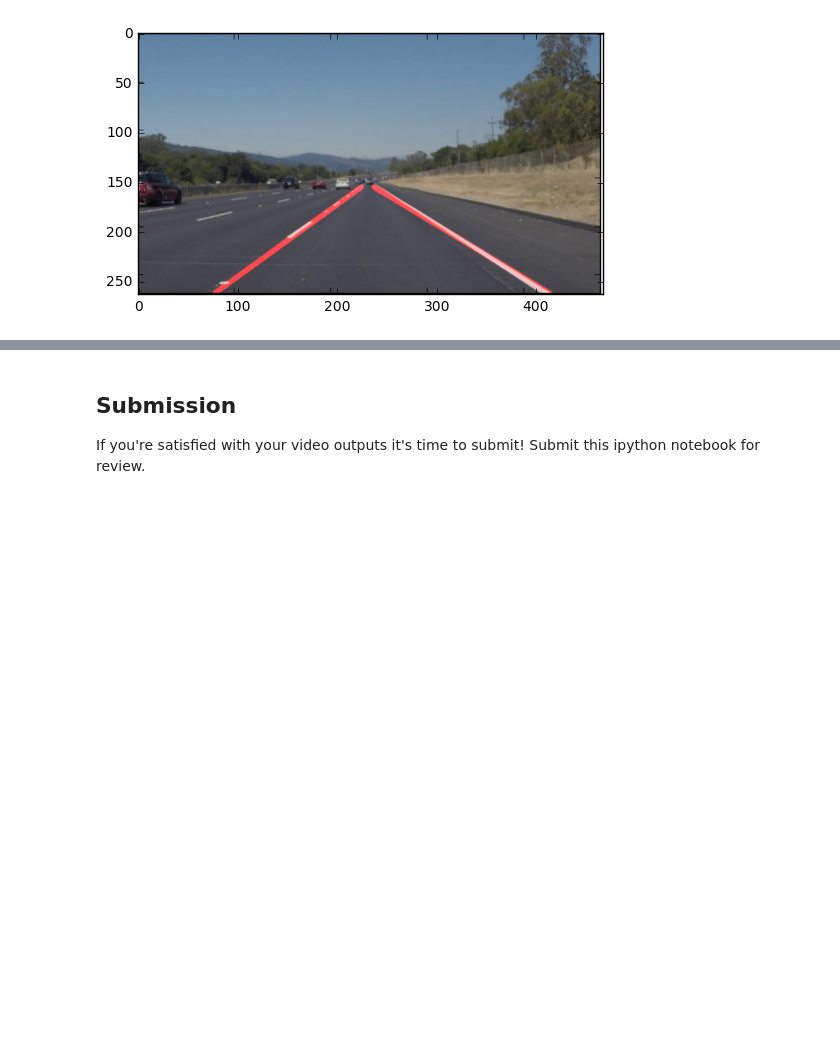
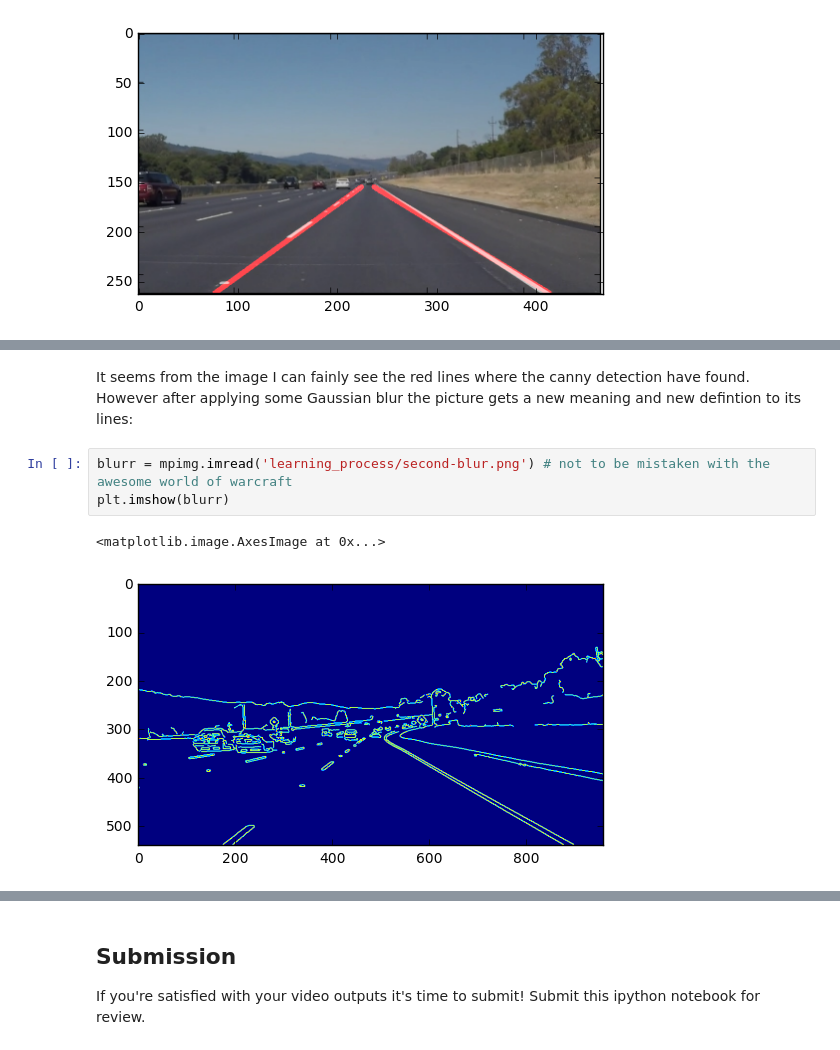
Before and after one commit to ranakhalil/CarND-LaneLines-P1, a Jupyter notebook: P1.ipynb, the cells around one changed output, grey strips where cells are left out. Drawn from its saved outputs; the diff is of its cells as text; blank space fills up the shorter version.

```diff
--- a/P1.ipynb
+++ b/P1.ipynb
@@ -469,0 +495,8 @@ Please add your thoughts below,  and if you're up for making your pipeline more
+# %% [markdown]
+It seems from the image I can fainly see the red lines where the canny detection have found. However after applying some Gaussian blur the picture gets a new meaning and new defintion to its lines:
+# %%
+blurr = mpimg.imread('learning_process/second-blur.png') # not to be mistaken with the awesome world of warcraft
+plt.imshow(blurr)
+# %% [output]
+<matplotlib.image.AxesImage at 0x...>
+[figure, added]
```
Also changed, not shown: parts of 12 cells of this notebook, 3 other files.
